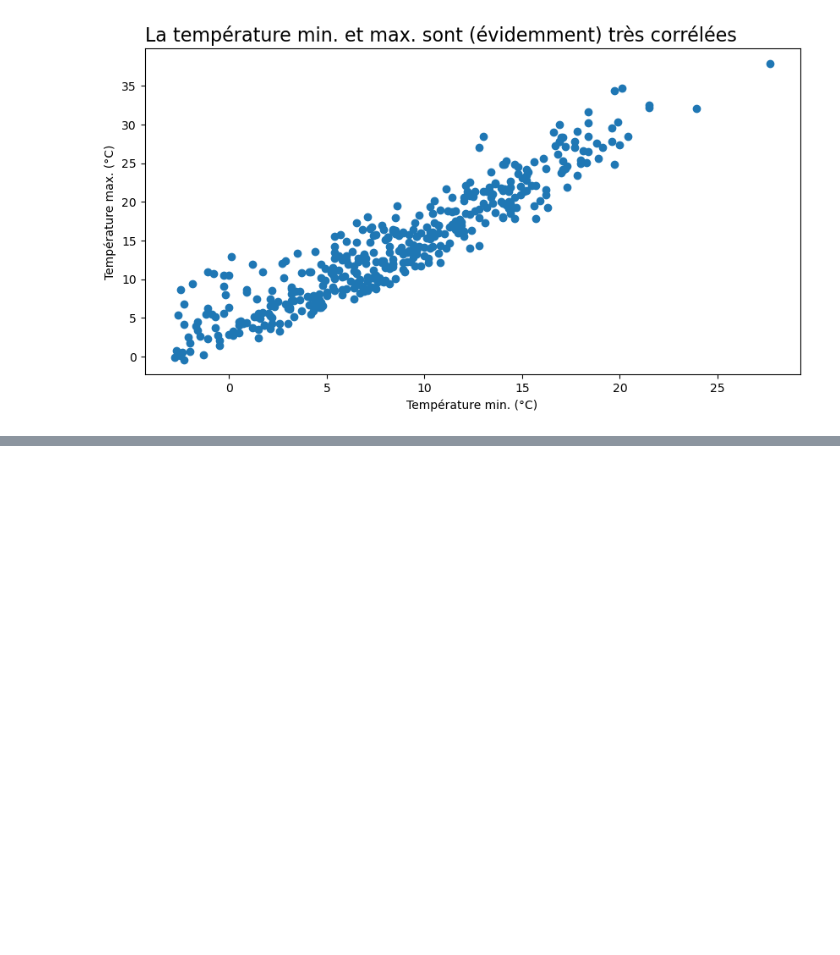
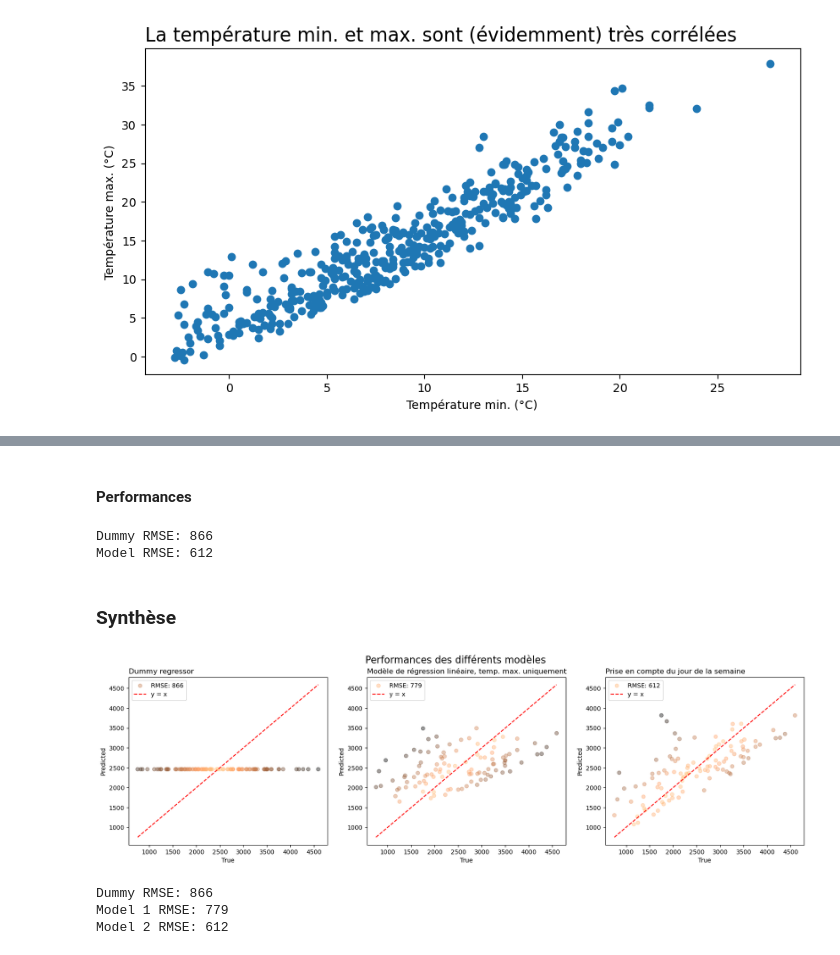
Before and after one commit to dubois-j/CampNum-Extraction-donnees, a Jupyter notebook: notebooks/3-miniproj.ipynb, the cells around one changed output, grey strips where cells are left out. Saved outputs shown, nothing was run; the diff lists cells and outputs as text; code cells hidden in the pictures; blank space fills up the shorter version.

```diff
--- a/notebooks/3-miniproj.ipynb
+++ b/notebooks/3-miniproj.ipynb
@@ -260,0 +302,77 @@ plt.show()
+# %%
+# Dummy regressor
+dummy = Pipeline([
+    ('preprocessing', preprocessor),
+    ('dummy',DummyRegressor(strategy="mean"))
+])
+
+# Model
+model = Pipeline([
+    ('preprocessing', preprocessor),
+    ('regressor', LinearRegression())
+])
+
+# Train models
+dummy.fit(X_train, y_train)
+model.fit(X_train, y_train)
+
+# Predict
+y_pred_dummy = dummy.predict(X_test)
+y_pred2 = model.predict(X_test)
+# %% [markdown]
+#### Performances
+# %%
+# Performance
+rmse2 = root_mean_squared_error(y_test, y_pred2)
+rmse_dummy = root_mean_squared_error(y_test, y_pred_dummy)
+print(
+    f"Dummy RMSE: {rmse_dummy:.0f}\n"
+    f"Model RMSE: {rmse2:.0f}"
+)
+# %% [output]
+Dummy RMSE: 866
+Model RMSE: 612
+# %% [markdown]
+### Synthèse
+# %%
+fig, axes = plt.subplots(1,3,figsize=(20, 5))
+my_cmap = plt.get_cmap("copper_r")
+
+# Subplot 1
+axes[0].scatter(y_test, y_pred_dummy, c=np.abs(y_pred_dummy - y_test), cmap=my_cmap, label=f"RMSE: {rmse_dummy:.0f}", alpha=0.4)
+axes[0].plot([min(y_test), max(y_test)], [min(y_test), max(y_test)], color='red', linestyle='--', label="y = x",)
+axes[0].legend()
+axes[0].set_xlabel("True")
+axes[0].set_ylabel("Predicted")
+axes[0].set_title("Dummy regressor", loc="left")
+
+# Subplot 2
+axes[1].scatter(y_test, y_pred, c=np.abs(y_pred - y_test), cmap=my_cmap, label=f"RMSE: {rmse:.0f}", alpha=0.4)
+axes[1].plot([min(y_test), max(y_test)], [min(y_test), max(y_test)], color='red', linestyle='--', label="y = x",)
+axes[1].legend()
+axes[1].set_xlabel("True")
+axes[1].set_ylabel("Predicted")
+axes[1].set_title("Modèle de régression linéaire, temp. max. uniquement", loc="left")
+
+# Subplot 3
+axes[2].scatter(y_test, y_pred2, c=np.abs(y_pred2 - y_test), cmap=my_cmap, label=f"RMSE: {rmse2:.0f}", alpha=0.4)
+axes[2].plot([min(y_test), max(y_test)], [min(y_test), max(y_test)], color='red', linestyle='--', label="y = x",)
+axes[2].legend()
+axes[2].set_xlabel("True")
+axes[2].set_ylabel("Predicted")
+axes[2].set_title("Prise en compte du jour de la semaine", loc="left")
+
+fig.suptitle("Performances des différents modèles", fontsize=16)
+plt.show()
+# %% [output]
+[figure, added]
+# %%
+print(
+    f"Dummy RMSE: {rmse_dummy:.0f}\n"
+    f"Model 1 RMSE: {rmse:.0f}\n"
+    f"Model 2 RMSE: {rmse2:.0f}"
+)
+# %% [output]
+Dummy RMSE: 866
+Model 1 RMSE: 779
+Model 2 RMSE: 612
```
Also changed, not shown: parts of 16 cells of this notebook.
